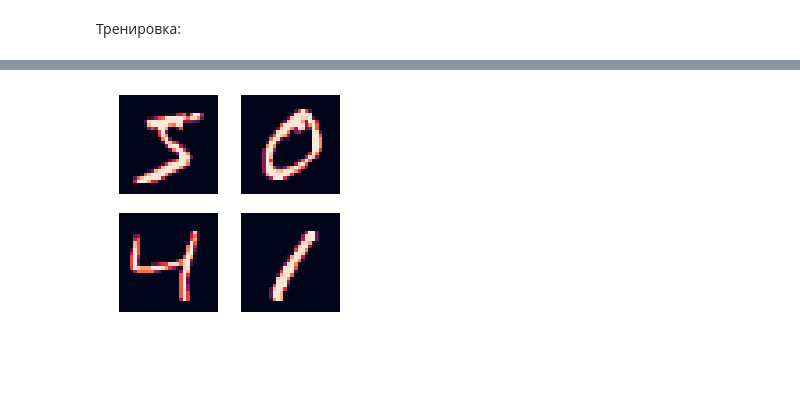
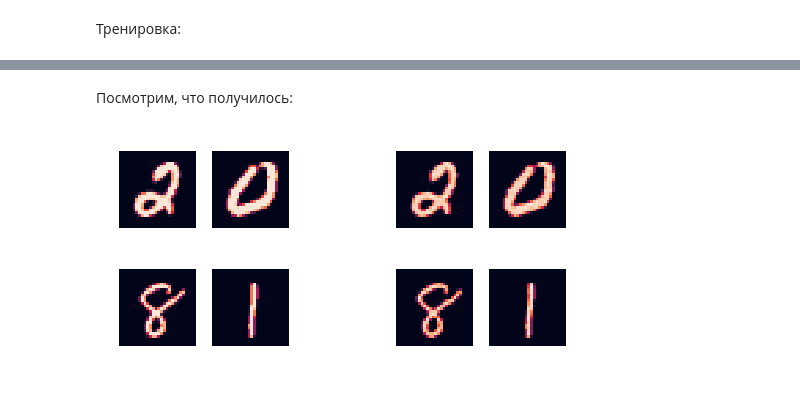
Before and after one commit to AICommunityInno/Seminars, a Jupyter notebook: spring-2018/seminar9-autoencoders-vae/seminar9-1-simple_autoencoders.ipynb, the cells around one changed output, grey strips where cells are left out. Drawn from its saved outputs; the diff is of its cells as text; code cells hidden in the pictures; blank space fills up the shorter version.

```diff
--- a/spring-2018/seminar9-autoencoders-vae/seminar9-1-simple_autoencoders.ipynb
+++ b/spring-2018/seminar9-autoencoders-vae/seminar9-1-simple_autoencoders.ipynb
@@ -67,7 +67,7 @@ loss_func = nn.MSELoss()
 parameters = [W_encoder, W_decoder]
 optimizer = torch.optim.SGD(params=parameters, lr=0.01)
 
-num_iters=100
+num_iters=300
 
 for i in range(num_iters):
     optimizer.zero_grad()
@@ -150,21 +144,15 @@ class Decoder(nn.Module):
                         # stride=2, because this ConvTranspose is used to increase the spatial size, insted of MaxPool2d
                         nn.ReLU(),
                         nn.BatchNorm2d(128),
-                        nn.ConvTranspose2d(in_channels=128,out_channels=128,kernel_size=3,padding=1,output_padding=1),
+                        nn.ConvTranspose2d(in_channels=128,out_channels=128,kernel_size=3,stride=1,padding=1),
                         nn.ReLU(),
                         nn.BatchNorm2d(128),
-                        nn.ConvTranspose2d(in_channels=128,out_channels=64,kernel_size=3,padding=1,output_padding=1),
+                        nn.ConvTranspose2d(in_channels=128,out_channels=64,kernel_size=3,stride=1,padding=1),
                         nn.ReLU(),
                         nn.BatchNorm2d(64),
-                        nn.ConvTranspose2d(in_channels=64,out_channels=64,kernel_size=3,padding=1,output_padding=1),
-                        nn.ReLU(),
-                        nn.BatchNorm2d(64)
         )
         self.layer2 = nn.Sequential(
-                        nn.ConvTranspose2d(in_channels=64,out_channels=32,kernel_size=3,padding=1,output_padding=1),
-                        nn.ReLU(),
-                        nn.BatchNorm2d(32),
-                        nn.ConvTranspose2d(in_channels=32,out_channels=32,kernel_size=3,padding=1,output_padding=1),
+                        nn.ConvTranspose2d(in_channels=64,out_channels=32,kernel_size=3,stride=1,padding=1),
                         nn.ReLU(),
                         nn.BatchNorm2d(32),
                         nn.ConvTranspose2d(in_channels=32,out_channels=1,kernel_size=3,stride=2,padding=1,output_padding=1),
@@ -194,7 +182,7 @@ optimizer = torch.optim.Adam(parameters, lr=learning_rate)
 # %% [markdown]
 Тренировка:
 # %%
-epochs = 10
+epochs = 1
 for epoch in range(epochs):
     for image, label in tqdm_notebook(train_loader):
         image_var = Variable(image).type(dtype)
@@ -223,10 +200,28 @@ Epoch: 5, Loss: 0.00018
+# %% [markdown]
+Посмотрим, что получилось:
+# %%
+output_images = []
+input_images = []
+for image, label in train_loader:
+    input_images.append(image.numpy().copy())
+    image_var = Variable(image).type(dtype)
+    encoder_output = encoder(image_var)
+    out_image = decoder(encoder_output)
+
+    output_images.append(out_image.data.cpu().numpy())
+    break
 # %%
-_, axes = plt.subplots(2, 2, figsize=(4, 4))
+_, axes = plt.subplots(2, 5, figsize=(8, 4))
 for ax in axes.reshape(-1):
     ax.axis('off')
-axes[0,0].imshow(mnist_train.train_data.numpy()[0])
-axes[0, 1].imshow(mnist_train.train_data.numpy()[1])
-axes[1, 0].imshow(mnist_train.train_data.numpy()[2])
-axes[1, 1].imshow(mnist_train.train_data.numpy()[3]);
+axes[0,0].imshow(input_images[0][0].squeeze())
+axes[0, 1].imshow(input_images[0][1].squeeze())
+axes[1, 0].imshow(input_images[0][2].squeeze())
+axes[1, 1].imshow(input_images[0][3].squeeze());
+
+axes[0, 3].imshow(output_images[0][0].squeeze())
+axes[0, 4].imshow(output_images[0][1].squeeze())
+axes[1, 3].imshow(output_images[0][2].squeeze())
+axes[1, 4].imshow(output_images[0][3].squeeze());
 # %% [output]
-[figure, old version]
+[figure, new version]
```
Also changed, not shown: parts of 10 cells of this notebook.
